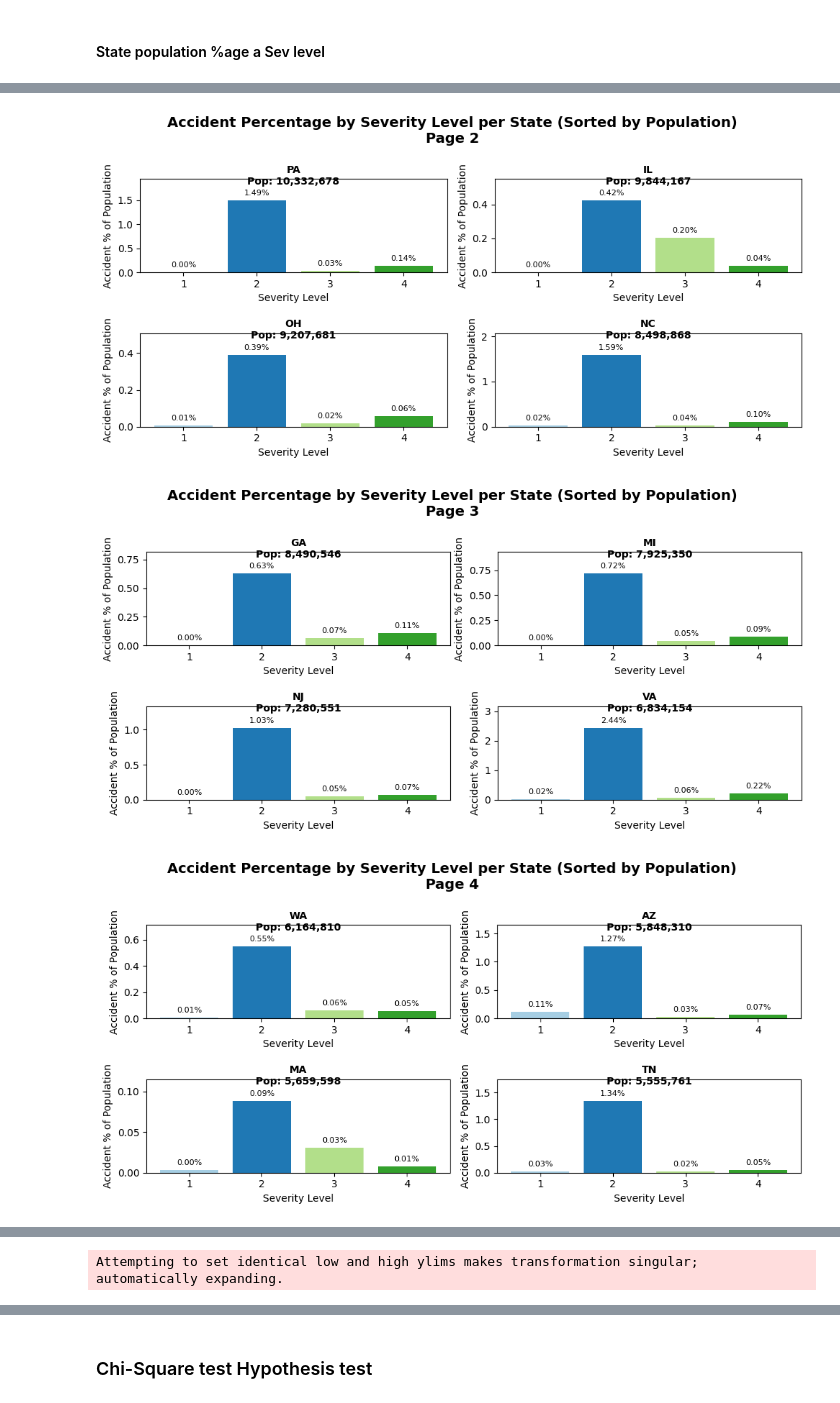
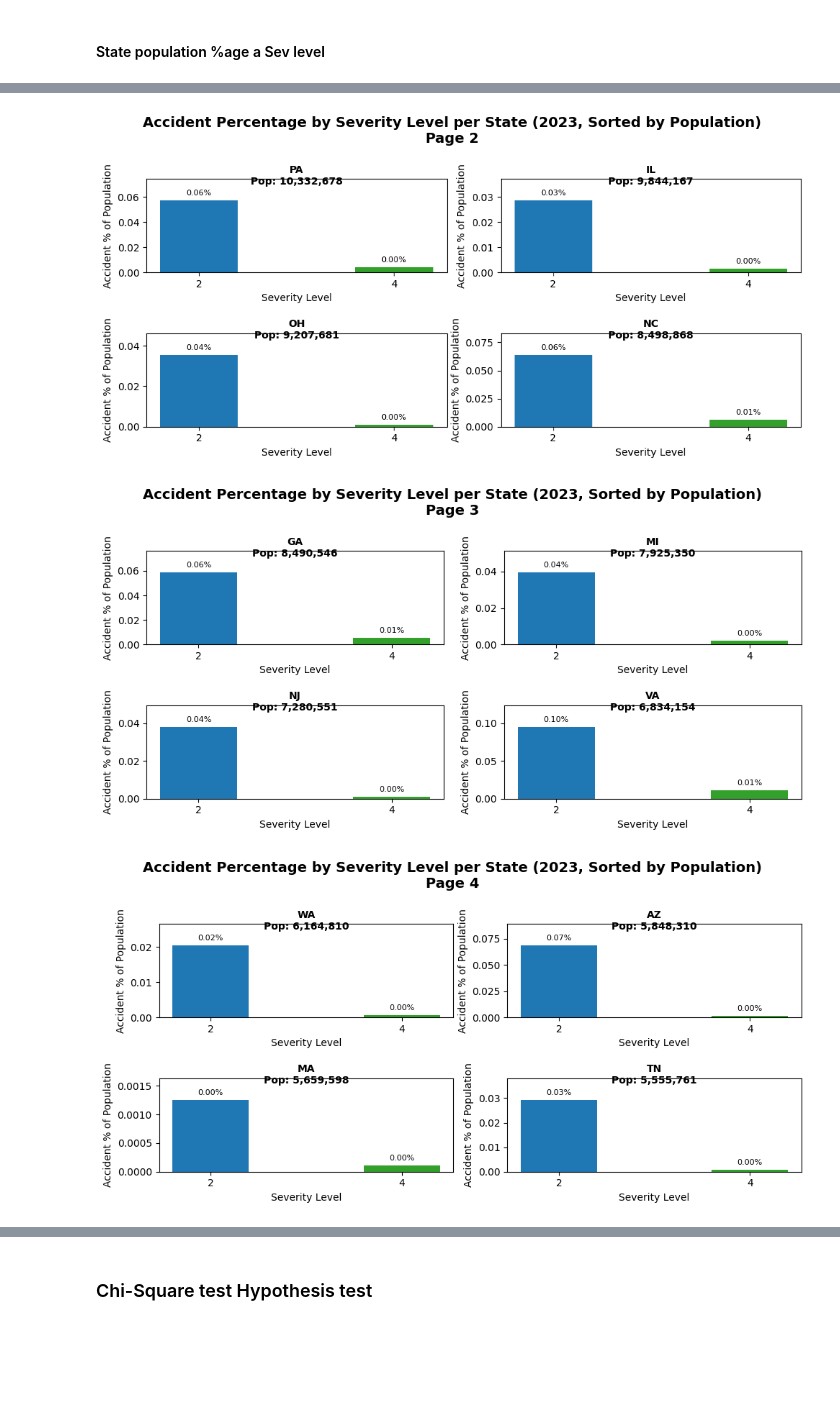
Before and after one commit to aaiprojects/aai-500-02, a Jupyter notebook: src/EDA_Accident_Data_Analysis.ipynb, the cells around one changed output, grey strips where cells are left out. Saved outputs shown, nothing was run; the diff lists cells and outputs as text; code cells hidden in the pictures; blank space fills up the shorter version.

```diff
--- a/src/EDA_Accident_Data_Analysis.ipynb
+++ b/src/EDA_Accident_Data_Analysis.ipynb
@@ -297,10 +297,30 @@ def plot_bubble_chart(accedent_data_frame, population_data_frame):
     plt.show()
 
 
-def plot_paginated_accident_percentage_improved(accident_data_frame, population_data_frame, states_per_page=4):
+
+def plot_paginated_accident_percentage_2023(accident_data_frame, population_data_frame, states_per_page=4):
+    """
+    Generates paginated subplots for states, showing the percentage of accidents relative to population,
+    including total population labels and percentage annotations on bars, filtering only accidents from the year 2023.
+
+    Parameters:
+    - accident_data_frame: DataFrame containing accident data with columns ['State', 'Severity', 'Start_Time']
+    - population_data_frame: DataFrame containing population data with columns ['State', 'Population']
+    - states_per_page: Number of states to display per figure to avoid excessive scaling.
+
+    Returns:
+    - Multiple figures displayed in pages, each containing accident percentage distribution for a subset of states.
+    """
+
+    # Ensure Start_Time is in datetime format
+    accident_data_frame["Start_Time"] = pd.to_datetime(accident_data_frame["Start_Time"], errors="coerce")
+
+    # Filter for accidents in the year 2023 only
+    accident_data_frame = accident_data_frame[accident_data_frame["Start_Time"].dt.year == 2023]
 
     # Aggregate accident count per state and severity
     accident_summary = accident_data_frame.groupby(["State", "Severity"]).size().unstack(fill_value=0)
+    print(accident_summary.head())  # Print the accident summary table
 
     # Merge with population data
     merged_df = population_data_frame.merge(accident_summary, on="State", how="left").fillna(0)
@@ -367,7 +387,7 @@ def plot_paginated_accident_percentage_improved(accident_data_frame, population_
             fig.delaxes(axes[i])
 
         # Show the current page of subplots
-        plt.suptitle(f"Accident Percentage by Severity Level per State (Sorted by Population)\nPage {start // states_per_page + 1}",
+        plt.suptitle(f"Accident Percentage by Severity Level per State (2023, Sorted by Population)\nPage {start // states_per_page + 1}",
                      fontsize=14, fontweight="bold")
         plt.tight_layout()  # Ensures spacing is adjusted properly
         plt.show()
@@ -398,5 +418,5 @@ plot_bubble_chart(all_data_frame["cleaned_data_file_frame"], usa_2023_population
 # %% [markdown]
 #### State population %age a Sev level
 # %%
-plot_paginated_accident_percentage_improved(all_data_frame["cleaned_data_file_frame"], usa_2023_population_age_18_and_up_data_frame)
+plot_paginated_accident_percentage_2023(all_data_frame["cleaned_data_file_frame"], usa_2023_population_age_18_and_up_data_frame)
 # %% [output]
@@ -404,3 +431,3 @@ plot_paginated_accident_percentage_improved(all_data_frame["cleaned_data_file_fr
-[figure, old version]
+[figure, new version]
-[figure, old version]
+[figure, new version]
-[figure, old version]
+[figure, new version]
@@ -413 +439,0 @@ plot_paginated_accident_percentage_improved(all_data_frame["cleaned_data_file_fr
-Attempting to set identical low and high ylims makes transformation singular; automatically expanding.
```
Also changed, not shown: parts of 1 cell of this notebook.
